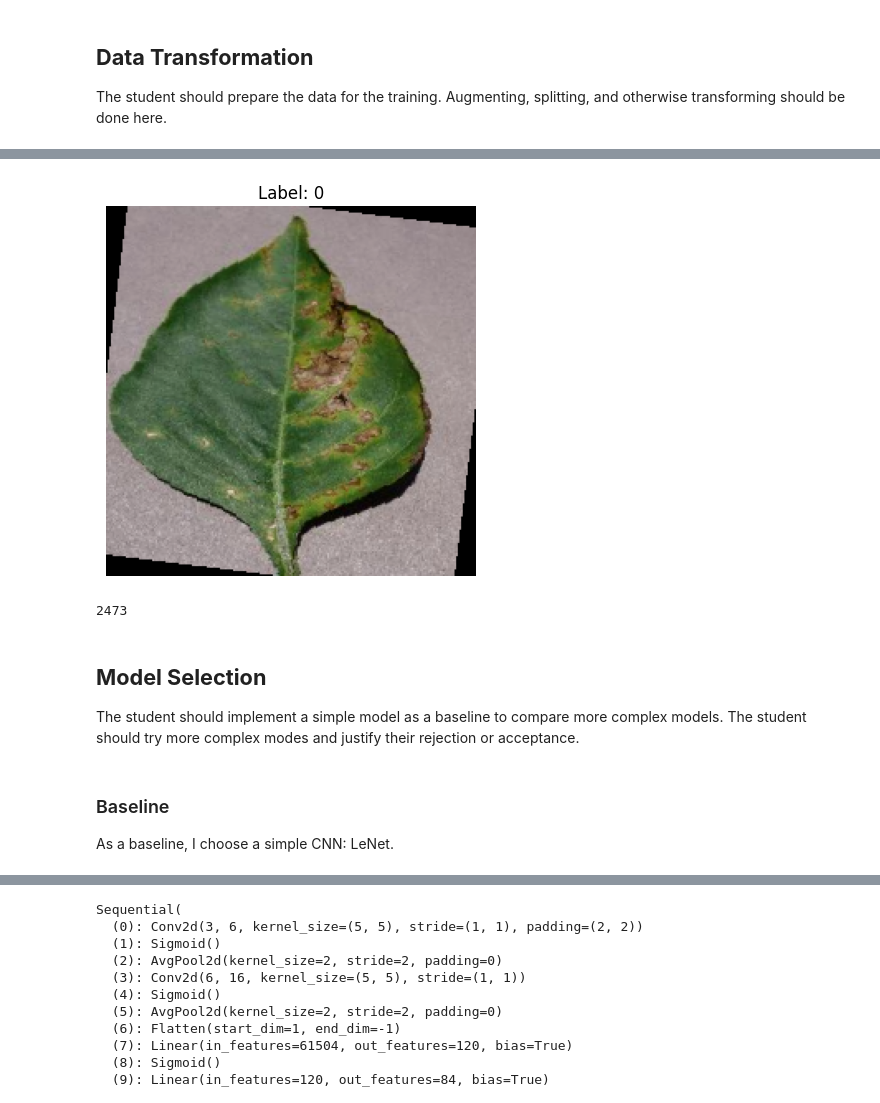
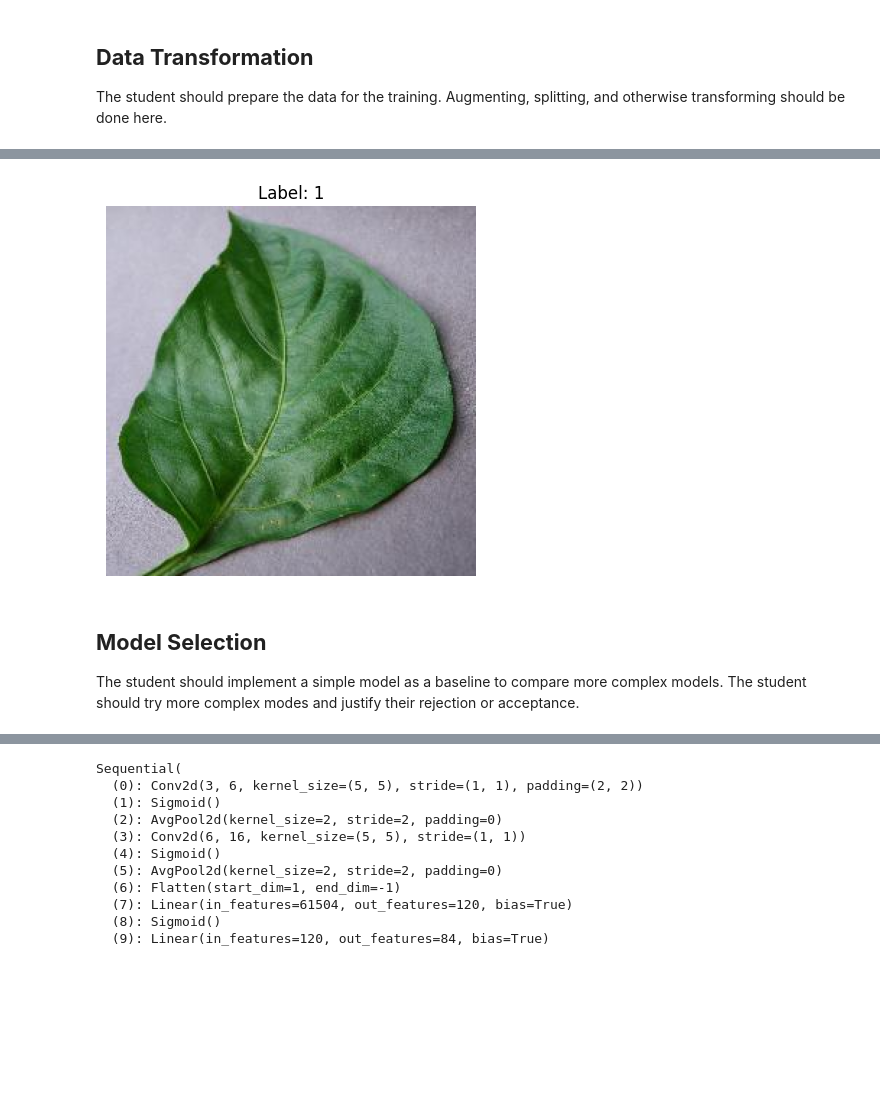
Before and after one commit to reascr/MSC-in-IT-and-Cognition, a Jupyter notebook: AppliedAI/Second_assignment_dataset_3.ipynb, the cells around one changed output, grey strips where cells are left out. Cells and saved outputs as stored; diff of their text form; code cells hidden in the pictures; blank space fills up the shorter version.

Commit message:
changed dataset class and compared training plots

```diff
--- a/AppliedAI/Second_assignment_dataset_3.ipynb
+++ b/AppliedAI/Second_assignment_dataset_3.ipynb
@@ -150,7 +193,7 @@ class BellPepperDataset(Dataset):
 
         return image, label
 # %%
-dataset = BellPepperDataset(image_paths, labels, transform)
+dataset = BellPepperDataset(image_paths, labels, transform, transform_augmented)
 print(dataset[0])
 import torchvision.transforms.functional as TF
 
@@ -241,43 +319,10 @@ print(len(combined_dataset))
 # %%
 import torchvision.transforms.functional as TF
 
-image, label = augmented_dataset[10]
+image, label = data_train[len(data_train)-1] # have a look at one augmented image (unhealthy bell pepper)
 plt.imshow(TF.to_pil_image(image))
 plt.title(f"Label: {label}")
 plt.axis("off")
 plt.show()
 # %% [output]
-[figure, old version]
+[figure, new version]
-# %%
-from torch.utils.data import random_split
-import torch
-
-dataset_len = len(dataset)
-print(dataset_len)
-
-# code modified from Computer_vision_exercise_solutions.ipynb
-
-data_test_len  = int(dataset_len * 0.1)  # 10% test set
-data_valid_len = int(dataset_len * 0.1)  # 10% valid set
-data_train_len = dataset_len - data_test_len - data_valid_len
-
-data_train, data_eval, data_test = torch.utils.data.random_split(dataset, [data_train_len, data_valid_len, data_test_len])
-
-loaders = {
-    'train' : torch.utils.data.DataLoader(data_train,
-                                        batch_size=10,
-                                        shuffle=True,
-                                        num_workers=0),
-
-    'validation'  : torch.utils.data.DataLoader(data_eval,
-                                        batch_size=10,
-                                        shuffle=True,
-                                        num_workers=0),
-    'test'  : torch.utils.data.DataLoader(data_test,
-                                        batch_size=3,
-                                        shuffle=False,
-                                        num_workers=0),
-}
-print(len(loaders["train"]))
-# %% [output]
-2473
@@ -315,7 +331,3 @@ print(len(loaders_augmented["train"]))
 
 
 The student should implement a simple model as a baseline to compare more complex models. The student should try more complex modes and justify their rejection or acceptance.
-# %% [markdown]
-### Baseline
-
-As a baseline, I choose a simple CNN: LeNet.
```
Also changed, not shown: parts of 26 cells of this notebook.
